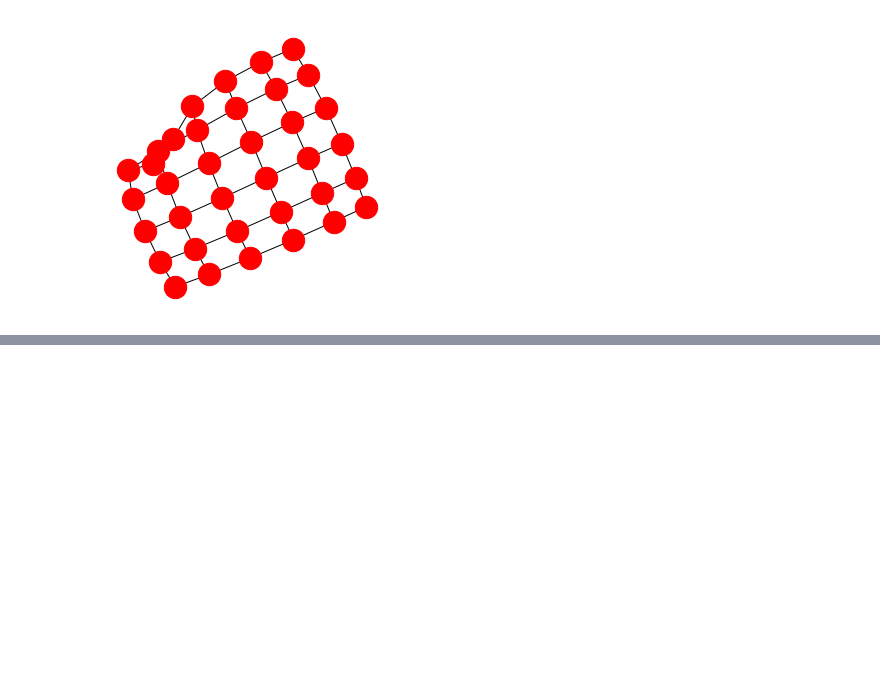
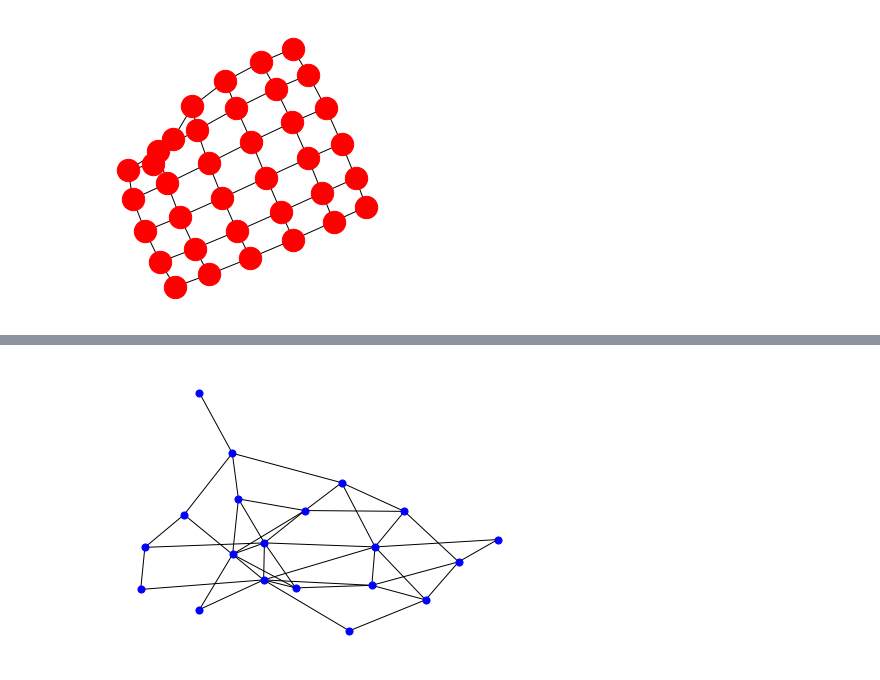
Before and after one commit to zhouhuaian/complex_network_learning, a Jupyter notebook: code/lesson3.ipynb, the cells around one changed output, grey strips where cells are left out. Drawn from its saved outputs; the diff is of its cells as text; code cells hidden in the pictures; blank space fills up the shorter version.

```diff
--- a/code/lesson3.ipynb
+++ b/code/lesson3.ipynb
@@ -40,0 +61,23 @@ nx.draw(g5, node_size=500, node_color="red", with_labels=False)
+# %%
+# 2.创建gnl网络
+def gnl(n, l):
+    g = nx.Graph()
+    g.add_nodes_from(range(n))  # 图中初始有n个孤立节点
+    node_list = list(g.nodes)
+    edge_count = 0
+    while edge_count < l:
+        # 随机选择一对节点
+        u = random.choice(node_list)
+        v = random.choice(node_list)
+        # 如果u == v或者u、v间已有连边
+        if u == v or g.has_edge(u, v):
+            continue
+        else:
+            g.add_edge(u, v)
+            edge_count += 1
+    return g
+
+gnl_g = gnl(20, 40)
+nx.draw(gnl_g, node_size=50, node_color="blue", with_labels=False)
+# %% [output]
+[figure, added]
```
Also changed, not shown: parts of 3 cells of this notebook.
